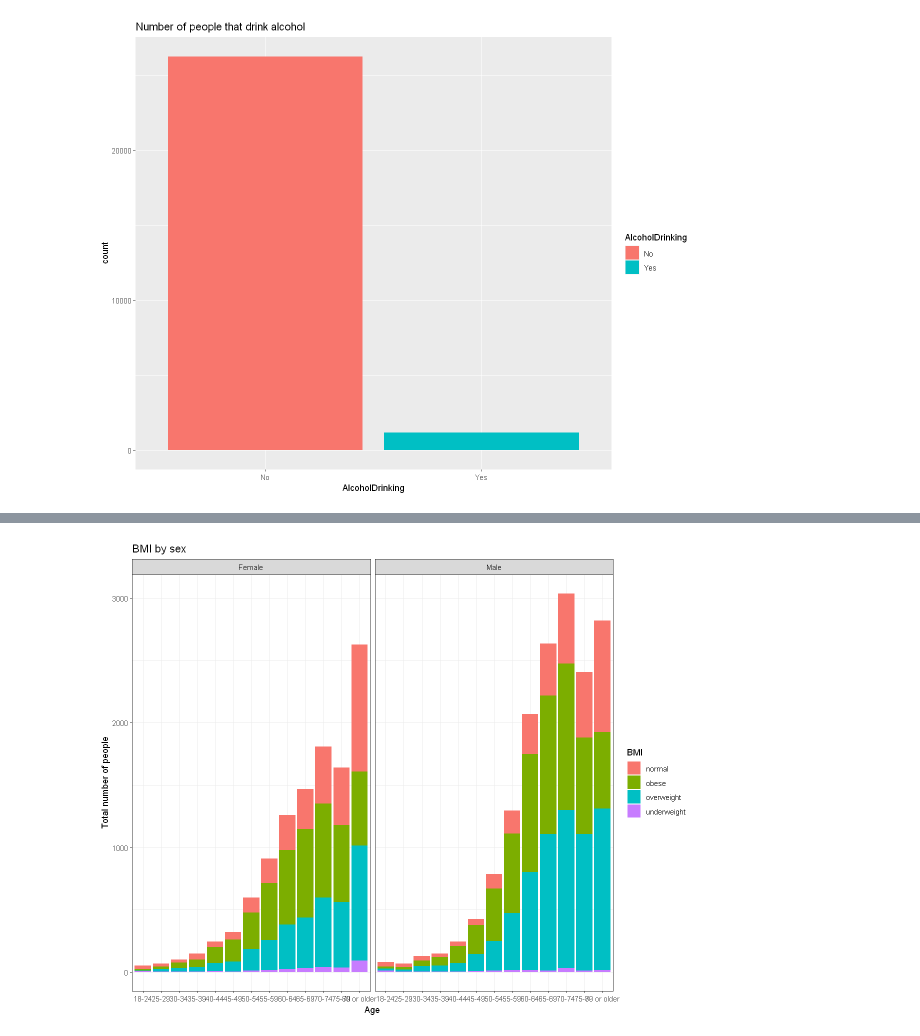
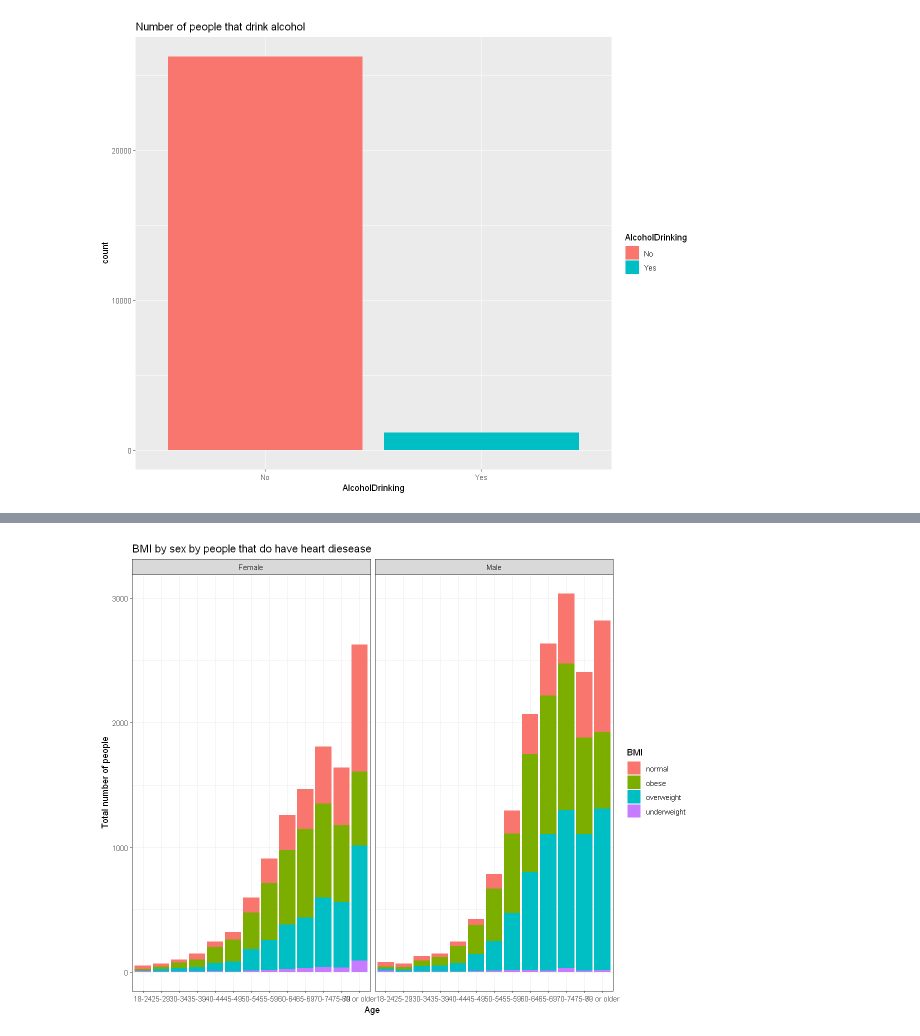
Before and after one commit to Meapy/Visualizing-data, a Jupyter notebook: Assignment/main.ipynb, the cells around one changed output, grey strips where cells are left out. Cells and saved outputs as stored; diff of their text form; code cells hidden in the pictures.

```diff
--- a/Assignment/main.ipynb
+++ b/Assignment/main.ipynb
@@ -112,11 +118,11 @@ A data.frame: 6 × 19
 # %%
 ggplot(heartDF, aes(x = AgeCategory, fill = BMI_range)) +
   theme_bw() +
   facet_wrap(~Sex) +
   geom_bar() +
   labs(y = "Total number of people",
        x = "Age",
        fill = "BMI ",
-       title = "BMI by sex")
+       title = "BMI by sex by people that do have heart diesease")
 # %% [output]
-[figure, old version]
+[figure, new version]
```
Also changed, not shown: parts of 4 cells of this notebook.
